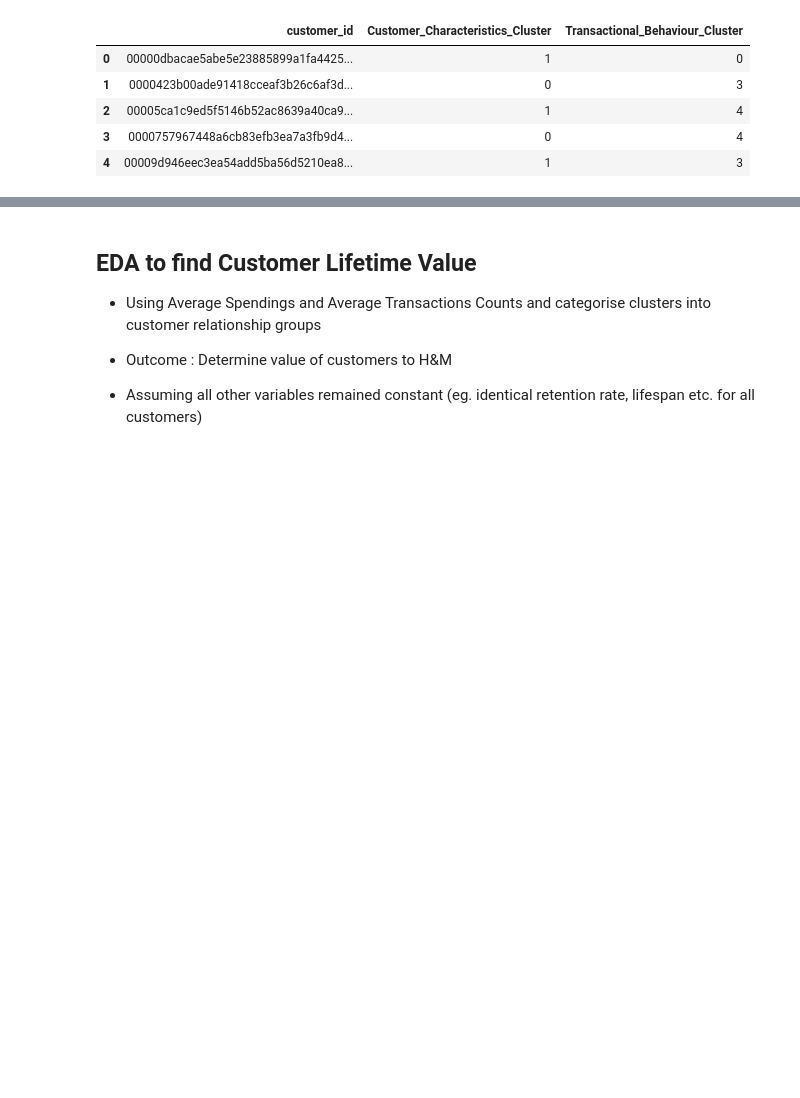
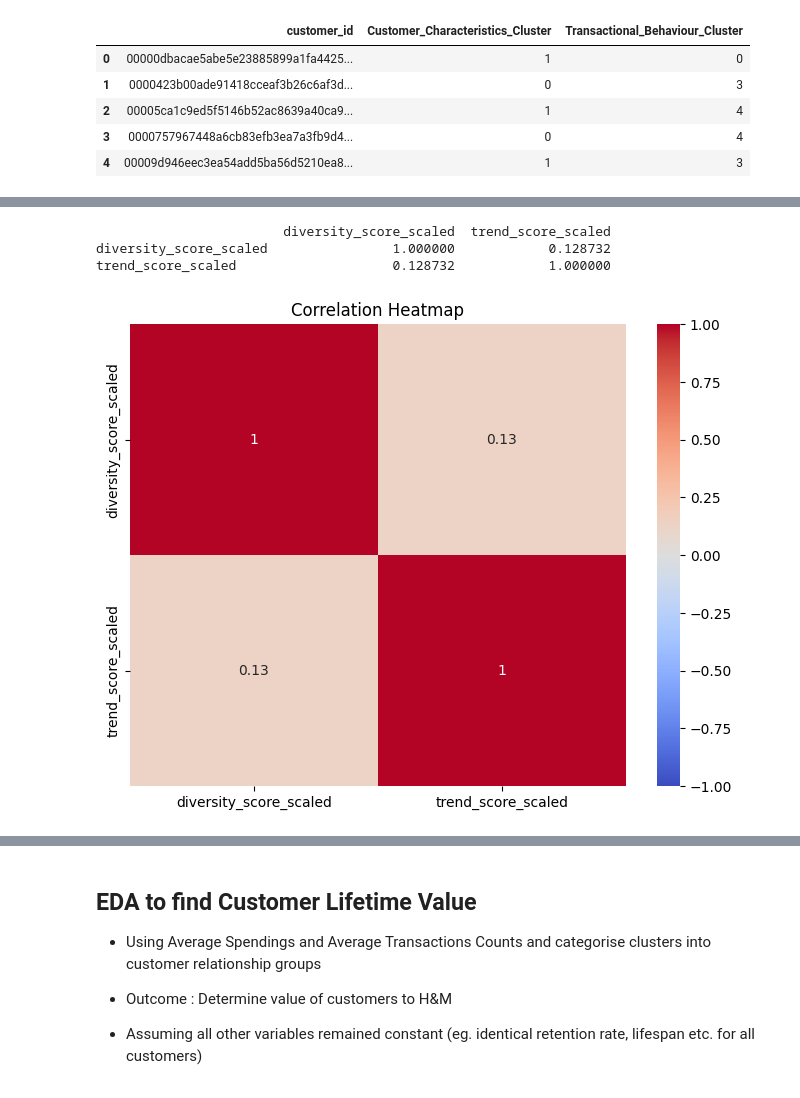
Before and after one commit to aldensiol/FashoReco, a Jupyter notebook: customer-segmentation.ipynb, the cells around one changed output, grey strips where cells are left out. Drawn from its saved outputs; the diff is of its cells as text; code cells hidden in the pictures; blank space fills up the shorter version.

```diff
--- a/customer-segmentation.ipynb
+++ b/customer-segmentation.ipynb
@@ -415,0 +466,14 @@ df_c_train_fe_final.to_pickle(os.path.join(os.getcwd(),'data', 'df_c_train_cs.pk
+# %%
+correlation_matrix = df_scaled[['diversity_score_scaled', 'trend_score_scaled']].corr()
+
+print(correlation_matrix)
+
+plt.figure(figsize=(8, 6))
+sns.heatmap(correlation_matrix, annot=True, cmap='coolwarm', vmin=-1, vmax=1)
+plt.title('Correlation Heatmap')
+plt.show()
+# %% [output]
+                        diversity_score_scaled  trend_score_scaled
+diversity_score_scaled                1.000000            0.128732
+trend_score_scaled                    0.128732            1.000000
+[figure, added]
```
Also changed, not shown: parts of 13 cells of this notebook.
